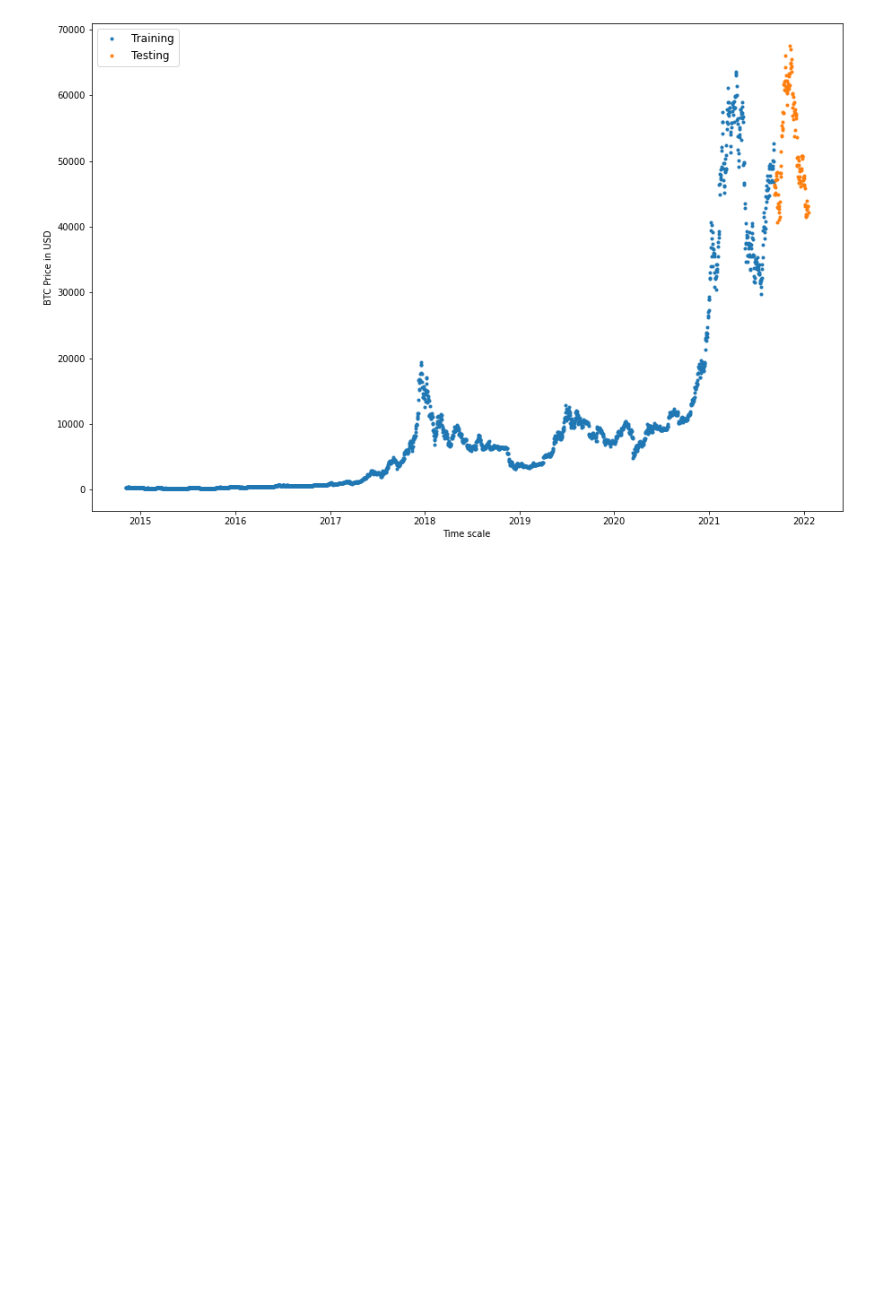
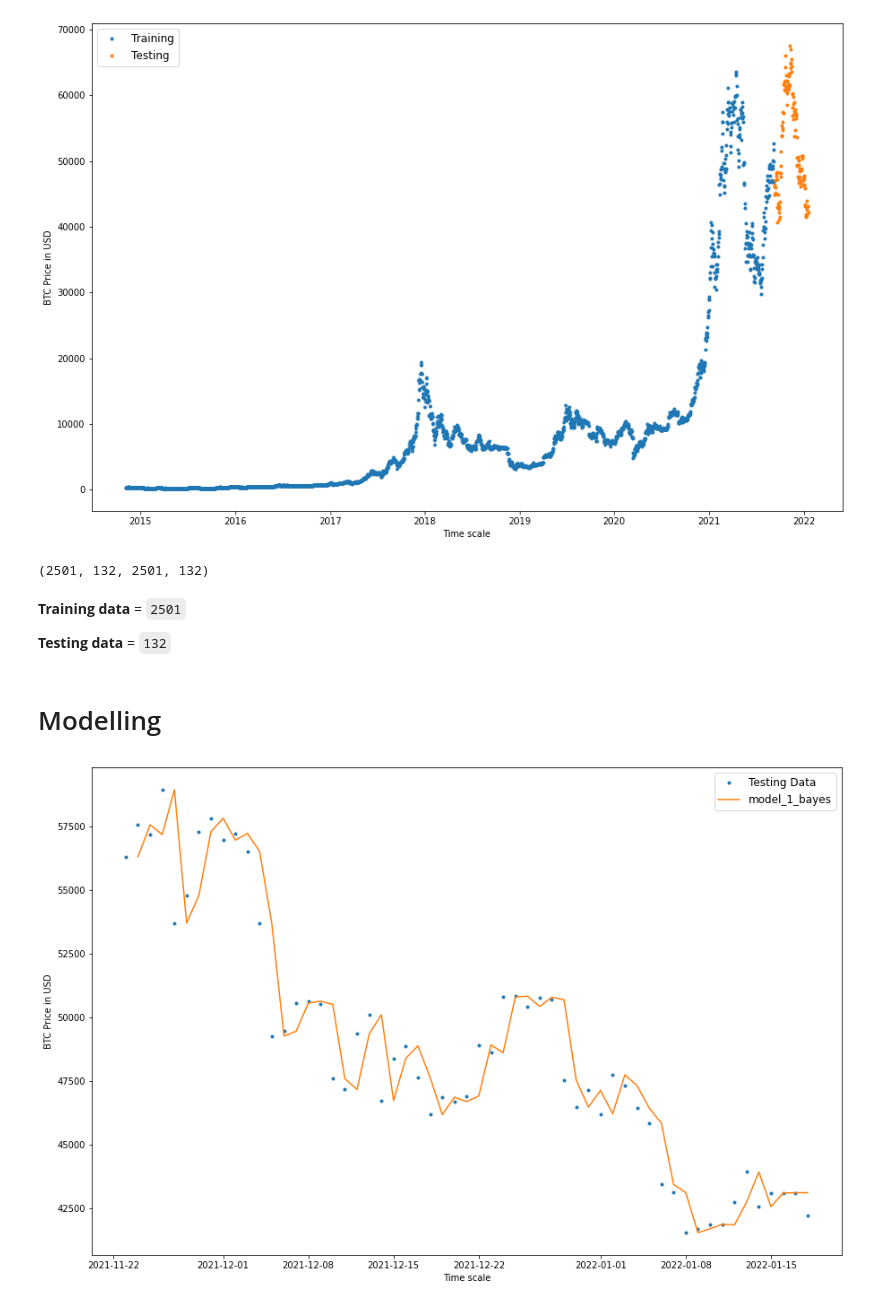
Before and after one commit to hecshzye/crypto-price-predictions-2022, a Jupyter notebook: crypto_price_prediction.ipynb, the cells around one changed output. Cells and saved outputs as stored; diff of their text form; code cells hidden in the pictures; blank space fills up the shorter version.

Commit message:
Created using Colaboratory (model_1)

```diff
--- a/crypto_price_prediction.ipynb
+++ b/crypto_price_prediction.ipynb
@@ -104,0 +103,21 @@ plot_ts(timesteps=X_test, values=y_test, label="Testing")
+# %%
+len(X_train), len(X_test), len(y_train), len(y_test)
+# %% [output]
+(2501, 132, 2501, 132)
+# %% [markdown]
+**Training data** = `2501`
+
+**Testing data** = `132`
+# %% [markdown]
+# Modelling
+# %%
+# Preprocessing for Bayes' model_1 without training
+model_1_bayes = y_test[:-1]
+
+# Plotting model_1_bayes
+plt.figure(figsize=(15, 10))
+offset = 75
+plot_ts(timesteps=X_test, values=y_test, start=offset, label="Testing Data")
+plot_ts(timesteps=X_test[1:], values=model_1_bayes, format="-", start=offset, label="model_1_bayes");
+# %% [output]
+[figure, added]
```
Also changed, not shown: parts of 2 cells of this notebook.
